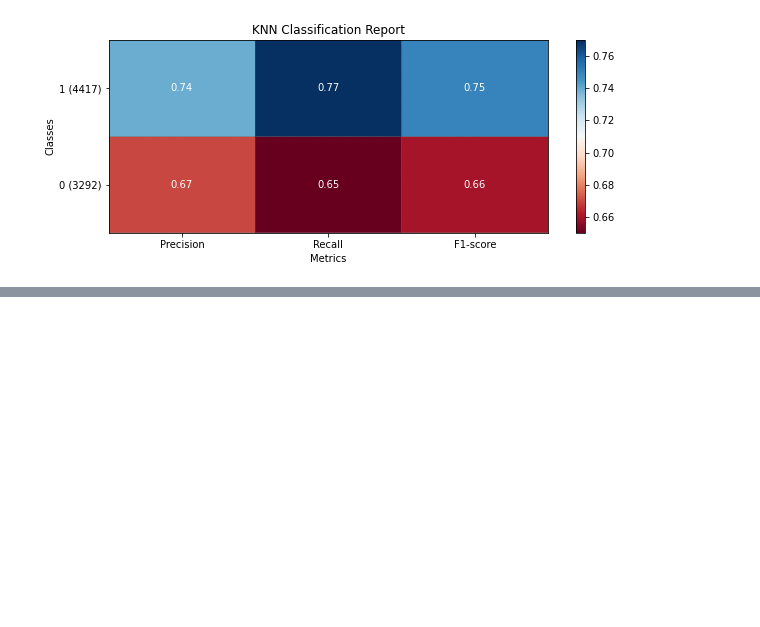
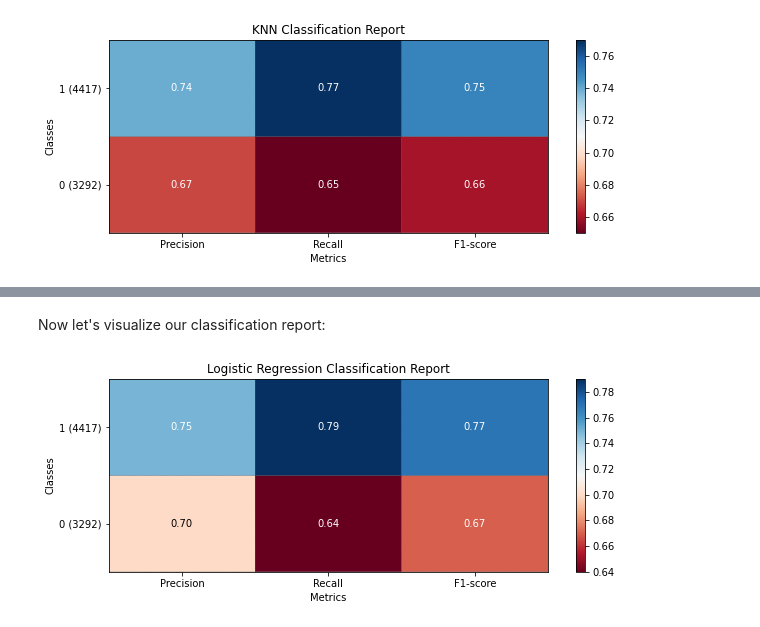
Before and after one commit to jackshendrikov/sentimento, a Jupyter notebook: Part II - Sentiment Analysis Classifications - Review and Comparison.ipynb, the cells around one changed output, grey strips where cells are left out. Drawn from its saved outputs; the diff is of its cells as text; code cells hidden in the pictures; blank space fills up the shorter version.

Commit message:
Add a Logistic Regression model and visualization of its results

```diff
--- a/Part II - Sentiment Analysis Classifications - Review and Comparison.ipynb
+++ b/Part II - Sentiment Analysis Classifications - Review and Comparison.ipynb
@@ -436,0 +441,5 @@ plot_classification_report(classification_report(y_test, knn.predict(x_test)), t
+# %%
+from sklearn.linear_model import LogisticRegression
+
+logit = LogisticRegression(solver='liblinear', multi_class='ovr', n_jobs=1)
+logit.fit(x_train, y_train)
@@ -436,0 +464,6 @@ plot_classification_report(classification_report(y_test, knn.predict(x_test)), t
+# %% [markdown]
+Now let's visualize our classification report:
+# %%
+plot_classification_report(classification_report(y_test, logit.predict(x_test)), title='Logistic Regression Classification Report')
+# %% [output]
+[figure, added]
```
Also changed, not shown: parts of 4 cells of this notebook.
